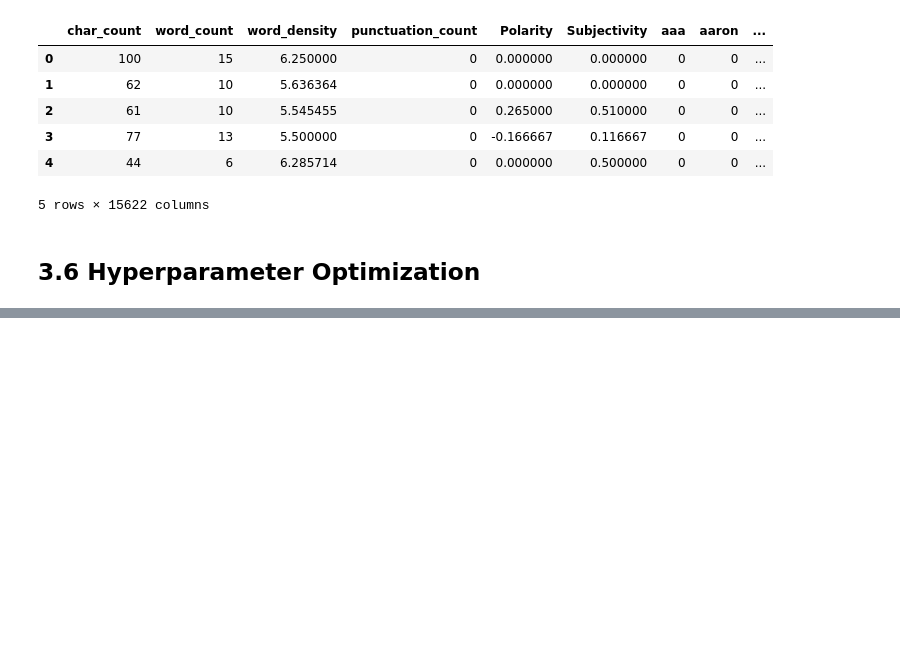
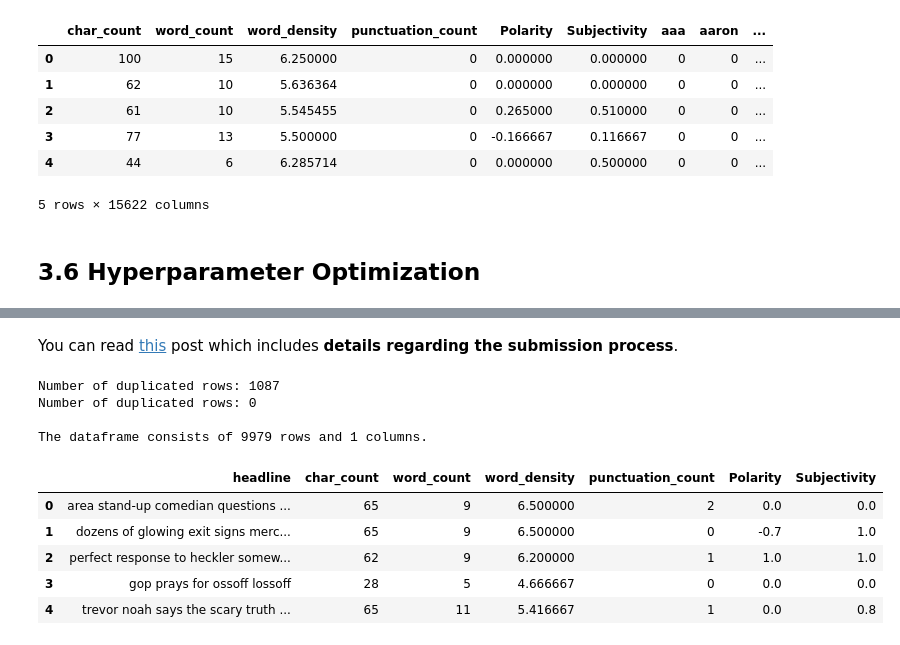
Before and after one commit to CSpanias/nlp_resources, a Jupyter notebook: dphi_nlp_bootcamp/final_assigment/final_assignment.ipynb, the cells around one changed output, grey strips where cells are left out. Saved outputs shown, nothing was run; the diff lists cells and outputs as text; code cells hidden in the pictures; blank space fills up the shorter version.

```diff
--- a/dphi_nlp_bootcamp/final_assigment/final_assignment.ipynb
+++ b/dphi_nlp_bootcamp/final_assigment/final_assignment.ipynb
@@ -586,0 +573,2 @@ sns.heatmap(cm_matrix, annot=True, fmt='d', cmap='YlGnBu');
+# %% [markdown]
+You can read [this](https://discuss.dphi.tech/t/how-to-submit-predictions-in-datathons-data-sprints-on-dphi/548) post which includes **details regarding the submission process**.
@@ -586,0 +578,17 @@ sns.heatmap(cm_matrix, annot=True, fmt='d', cmap='YlGnBu');
+# %%
+# check for duplicates
+print("Number of duplicated rows: {}".format(new_test_data.duplicated().sum()))
+
+# drop duplicated rows
+new_test_data.drop_duplicates(keep='first', inplace=True)
+
+# check duplicates
+print("Number of duplicated rows: {}\n".format(new_test_data.duplicated().sum()))
+
+# check shape
+print("The dataframe consists of {} rows and {} columns.".format(new_test_data.shape[0], new_test_data.shape[1]))
+# %% [output]
+Number of duplicated rows: 1087
+Number of duplicated rows: 0
+
+The dataframe consists of 9979 rows and 1 columns.
@@ -586,0 +607,17 @@ sns.heatmap(cm_matrix, annot=True, fmt='d', cmap='YlGnBu');
+# %%
+# calculate review's sentiment
+new_test_data_snt_obj = new_test_data['headline'].apply(lambda row: TextBlob(row).sentiment)
+# create a column for polarity scores
+new_test_data['Polarity'] = [obj.polarity for obj in new_test_data_snt_obj.values]
+# create a column for subjectivity scores
+new_test_data['Subjectivity'] = [obj.subjectivity for obj in new_test_data_snt_obj.values]
+
+# check first 5 rows
+new_test_data.head()
+# %% [output]
+|  | headline | char_count | word_count | word_density | punctuation_count | Polarity | Subjectivity |
+| 0 | area stand-up comedian questions ... | 65 | 9 | 6.500000 | 2 | 0.0 | 0.0 |
+| 1 | dozens of glowing exit signs merc... | 65 | 9 | 6.500000 | 0 | -0.7 | 1.0 |
+| 2 | perfect response to heckler somew... | 62 | 9 | 6.200000 | 1 | 1.0 | 1.0 |
+| 3 | gop prays for ossoff lossoff | 28 | 5 | 4.666667 | 0 | 0.0 | 0.0 |
+| 4 | trevor noah says the scary truth ... | 65 | 11 | 5.416667 | 1 | 0.0 | 0.8 |
```
Also changed, not shown: parts of 31 cells of this notebook.
